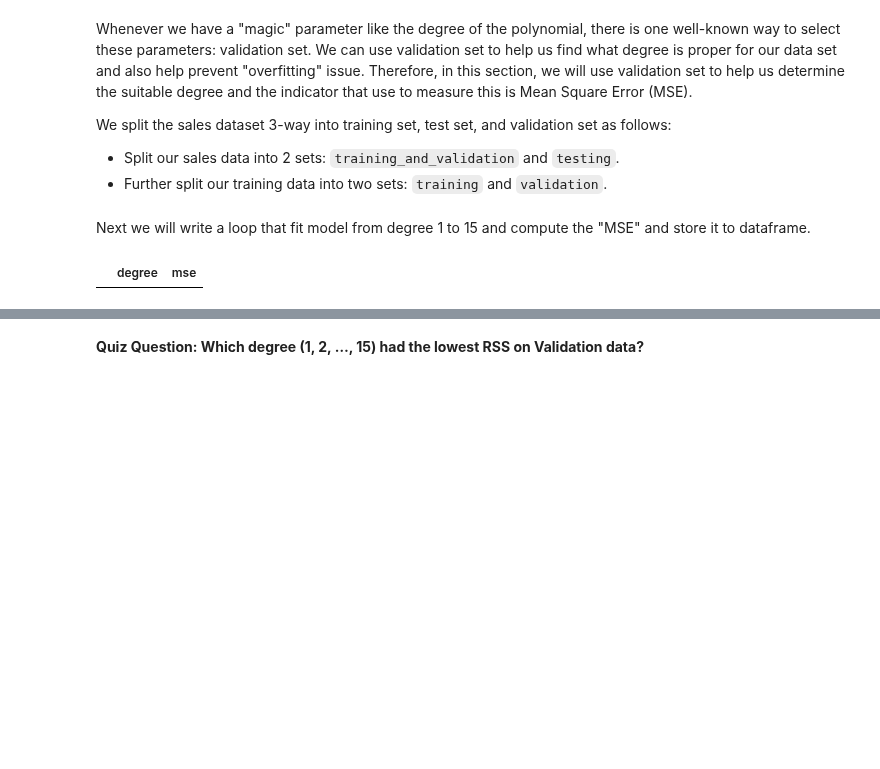
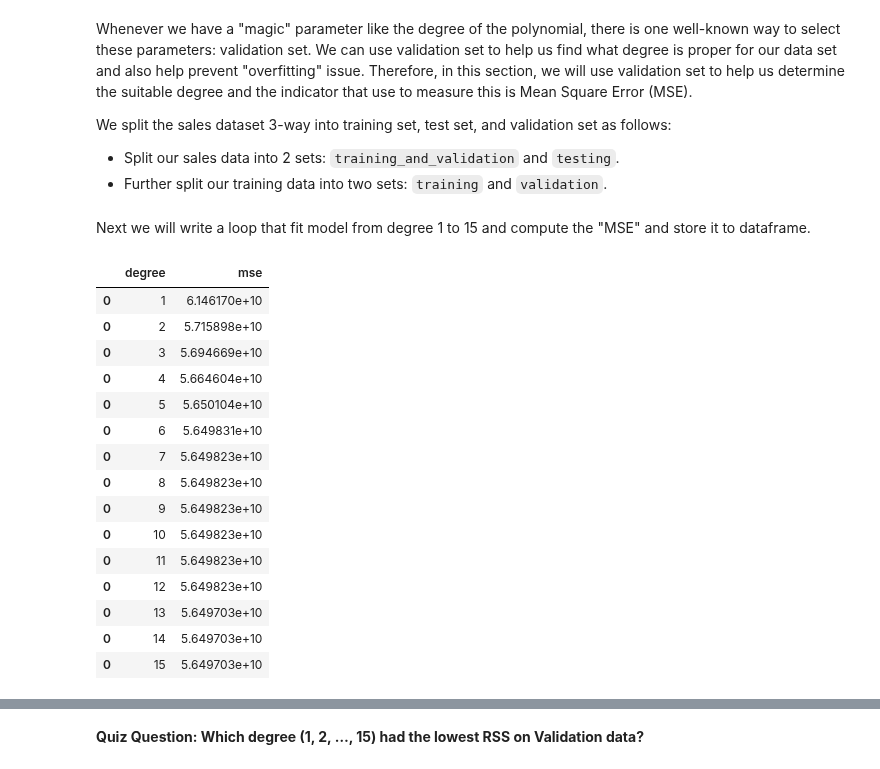
Before and after one commit to benjaminsw/regression, a Jupyter notebook: kc_house/Polynomial Regression.ipynb, the cells around one changed output, grey strips where cells are left out. Cells and saved outputs as stored; diff of their text form; code cells hidden in the pictures; blank space fills up the shorter version.

Commit message:
done for loop for selecting degree

```diff
--- a/kc_house/Polynomial Regression.ipynb
+++ b/kc_house/Polynomial Regression.ipynb
@@ -308,22 +308,37 @@ Next we will write a loop that fit model from degree 1 to 15 and compute the "MS
 # %%
 #define an empty dataframe to keep track of MSE
 mse_df = pd.DataFrame({"degree":[],"mse":[]})
 
 for degree in range(1, 16):
     poly_data = polynomial_dataframe(pd.DataFrame(train["sqft_living"]), degree)
     features = list(poly_data.columns.values) # get the name of the features
     poly_data["price"] = train["price"] # add price to the data since it's the target
     # Create linear regression object
     regfit = linear_model.LinearRegression(fit_intercept=True)
     #train model
     regfit.fit(poly_data[features], poly_data.iloc[:,(len(poly_data.columns)-1)].to_frame())
     #validate the model
     poly_valid = polynomial_dataframe(pd.DataFrame(valid["sqft_living"]), degree)
     poly_valid["price"] = valid["price"] # add price to the data since it's the target
     poly_valid["predicted"] = regfit.predict(poly_valid[features])
     mse = np.mean((poly_valid["predicted"]- poly_valid["price"])**2)
-    mse_df["degree"] = degree
+    mse_df = mse_df.append(pd.DataFrame([[degree, mse]], columns=["degree","mse"]))
 # inspect mse
 mse_df
 # %% [output]
 |  | degree | mse |
+| 0 | 1 | 6.146170e+10 |
+| 0 | 2 | 5.715898e+10 |
+| 0 | 3 | 5.694669e+10 |
+| 0 | 4 | 5.664604e+10 |
+| 0 | 5 | 5.650104e+10 |
+| 0 | 6 | 5.649831e+10 |
+| 0 | 7 | 5.649823e+10 |
+| 0 | 8 | 5.649823e+10 |
+| 0 | 9 | 5.649823e+10 |
+| 0 | 10 | 5.649823e+10 |
+| 0 | 11 | 5.649823e+10 |
+| 0 | 12 | 5.649823e+10 |
+| 0 | 13 | 5.649703e+10 |
+| 0 | 14 | 5.649703e+10 |
+| 0 | 15 | 5.649703e+10 |
```
Also changed, not shown: parts of 1 cell of this notebook.
